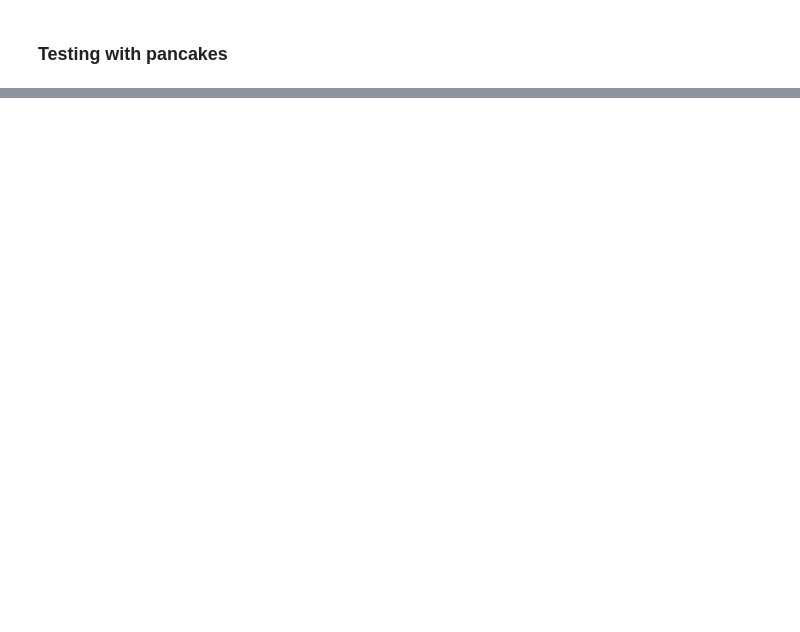
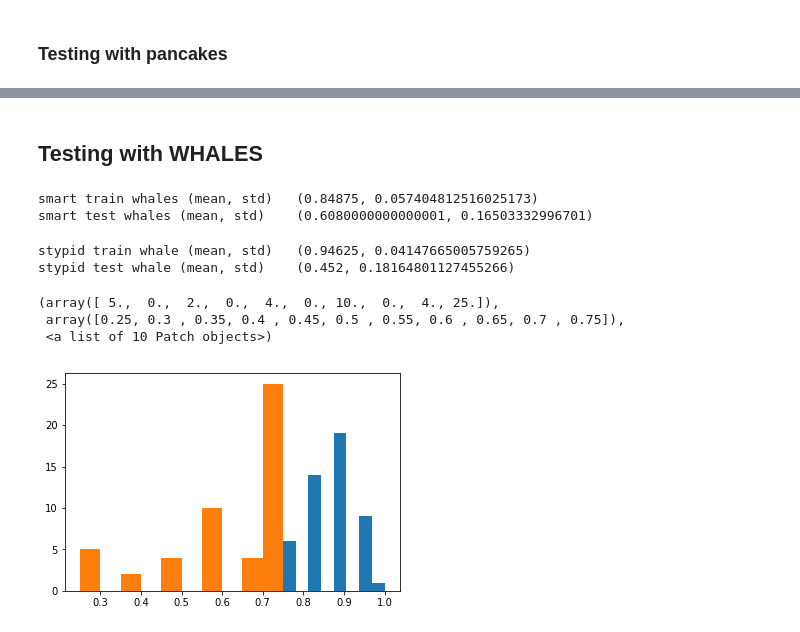
Before and after one commit to vihaton/naic, a Jupyter notebook: source/feature_extraction/MXNet extract features ugly.ipynb, the cells around one changed output, grey strips where cells are left out. Drawn from its saved outputs; the diff is of its cells as text; code cells hidden in the pictures; blank space fills up the shorter version.

Commit message:
whales implemented, premilinary results support our hypotheses

```diff
--- a/source/feature_extraction/MXNet extract features ugly.ipynb
+++ b/source/feature_extraction/MXNet extract features ugly.ipynb
@@ -476,13 +563,13 @@ Test accuracy    0.5
 # %% [markdown]
 ### Testing with "random" images
 # %%
-def test_performance(labels, dataset, lt = labels_test, ts = test_set, epochs = 10, io = False, simulations = 10):
+def test_performance(labels, dataset, lt = labels_test, ts = test_set, epochs = 10, io = False, simulations = 10, lr = 0.0005):
     train_perf = []
     test_perf = []
 
     for j in range(simulations):
         init_params()
-        train_acc, test_acc = train(labels, dataset, lt, ts, epochs = epochs)
+        train_acc, test_acc = train(labels, dataset, lt, ts, epochs = epochs, learning_rate=lr, io = io)
 
         train_perf.append(train_acc)
         test_perf.append(test_acc)
@@ -496,9 +583,10 @@ def test_performance(labels, dataset, lt = labels_test, ts = test_set, epochs =
 # %%
 def get_stats(accuracies):
     return np.mean(accuracies), np.std(accuracies)
+# %%
+import time
+simulations = 50
 # %%
-import time
-simulations = 75
 start = time.time()
 smart_train_perf, smart_test_perf = test_performance(labels, dataset_kp, simulations=simulations)
 
@@ -534,0 +623,28 @@ stypid test pancake (mean, std)  (0.9986666666666667, 0.011469767022723499)
+# %% [markdown]
+## Testing with WHALES
+# %%
+sm_tr_wha_perf, sm_te_wha_perf = test_performance(label_wha, dataset_whale, labels_test_wha, test_set_wha,
+                                          epochs = 25, io = False, simulations=simulations, lr=0.0005)
+print("smart train whales (mean, std)\t", get_stats(sm_tr_perf))
+print("smart test whales (mean, std)\t", get_stats(sm_te_perf))
+# %% [output]
+smart train whales (mean, std)   (0.84875, 0.057404812516025173)
+smart test whales (mean, std)    (0.6080000000000001, 0.16503332996701)
+# %%
+sm_tr_perf, sm_te_perf = test_performance(label_control_wha, dataset_whale, labels_test_wha, test_set_wha,
+                                          epochs = 25, io = False, simulations=simulations)
+print("stypid train whale (mean, std)\t", get_stats(sm_tr_perf))
+print("stypid test whale (mean, std)\t", get_stats(sm_te_perf))
+# %% [output]
+stypid train whale (mean, std)   (0.94625, 0.04147665005759265)
+stypid test whale (mean, std)    (0.452, 0.18164801127455266)
+# %%
+import matplotlib.pyplot as plt
+
+plt.hist(sm_tr_wha_perf)
+plt.hist(sm_te_wha_perf)
+# %% [output]
+(array([ 5.,  0.,  2.,  0.,  4.,  0., 10.,  0.,  4., 25.]),
+ array([0.25, 0.3 , 0.35, 0.4 , 0.45, 0.5 , 0.55, 0.6 , 0.65, 0.7 , 0.75]),
+ <a list of 10 Patch objects>)
+[figure, added]
```
Also changed, not shown: parts of 23 cells of this notebook, 14 other files.
